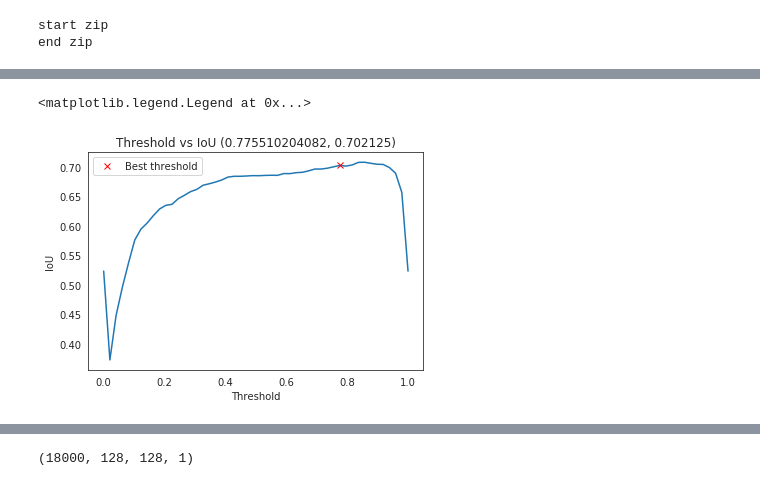
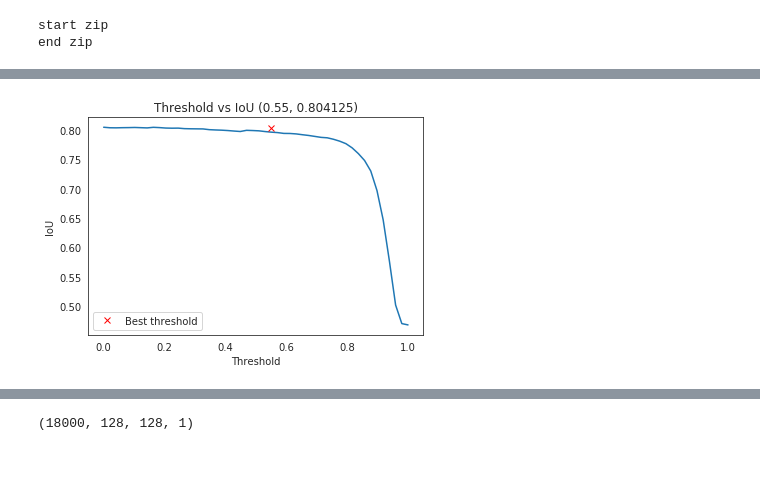
Before and after one commit to kuantumlad/kaggle-tgs_salt, a Jupyter notebook: old_files/kaggle-tgs_salt_v2.ipynb, the cells around one changed output, grey strips where cells are left out. Saved outputs shown, nothing was run; the diff lists cells and outputs as text; code cells hidden in the pictures.

```diff
--- a/old_files/kaggle-tgs_salt_v2.ipynb
+++ b/old_files/kaggle-tgs_salt_v2.ipynb
@@ -133,15 +208,9 @@ def upscale(input_image, resized_shape=(128,128,1)):
 
     return new_image
 # %%
-# Split into training and validation set
-#ids_train, ids_val, x_train, x_val, y_train, y_val = train_test_split(training_df.index.values,
-#                                                np.array(training_df.images.map(upscale).tolist()).reshape(-1, 128,128, 1),
-#                                                np.array(training_df.masks.map(upscale).tolist()).reshape(-1, 128,128, 1),
-#                                                stratify = training_df.coverage_class,
-#                                                test_size=0.2)
 ids_train, ids_val, x_train, x_val, y_train, y_val, cov_train, cov_test = train_test_split(
     train_df.index.values,
-    np.array(train_df.images.map(upscale).tolist()).reshape(-1, 128,128, 1),
-    np.array(train_df.masks.map(upscale).tolist()).reshape(-1, 128,128, 1),
+    np.array(train_df.images.map(upscale).tolist()),#.reshape(-1, 128,128, 1), # COMMENT OUT WILL ITHELP???
+    np.array(train_df.masks.map(upscale).tolist()),#.reshape(-1, 128,128, 1),
     train_df.coverage.values,
     test_size=0.2, stratify=train_df.coverage_class, random_state=1337)
@@ -286,6 +332,18 @@ def mean_iou(y_true, y_pred):
         prec.append(score)
     return K.mean(K.stack(prec), axis=0)
 
+def mean_iou2(y_true, y_pred):
+    prec = []
+    for t in np.arange(0.0, 0.50, 0.05):
+        y_pred_ = tf.to_int32(y_pred > t) #for the lovasz loss
+        score, up_opt = tf.metrics.mean_iou(y_true, y_pred_, 2)
+        K.get_session().run(tf.local_variables_initializer())
+        with tf.control_dependencies([up_opt]):
+            score = tf.identity(score)
+        prec.append(score)
+    return K.mean(K.stack(prec), axis=0)
+
+
 sys.stdout.flush()
 # %%
 def dice_coef(y_true, y_pred, smooth=1.0):
@@ -368 +528,7 @@ def get_unet_simple(input_shape, n_filters = 2):
     return model
+# %%
+import time
+timestr = time.strftime("%m%d_%H%M")
+version=7
+model_name =  'model-tgs-salt-v'+str(version)+'.h5'
+print model_name
@@ -483,5 +681,5 @@ fig.savefig('performance_plot_'+timestr+'.png')
 # %%
-model = load_model('model-tgs-salt_0826_2046.h5',  custom_objects={'bce_dice_loss':bce_dice_loss} )
+model = load_model('model-tgs-salt-v7.h5',  custom_objects={'lovasz_loss':lovasz_loss,'mean_iou2':mean_iou2} )
 # %%
 predicted_validation = model.predict(x_val,verbose=1)#.reshape(-1,128,128)
 # %% [output]
@@ -582,17 +781,17 @@ ious = np.array([iou_metric_batch(y_valid_ori, np.int32(predicted_validation > t
 # %%
 threshold_best_index = np.argmax(ious[9:-10]) + 9
 iou_best = ious[threshold_best_index]
-threshold_best = thresholds[threshold_best_index]
+threshold_best = 0.55# thresholds[threshold_best_index]
 
 plt.plot(thresholds, ious)
 plt.plot(threshold_best, iou_best, "xr", label="Best threshold")
 plt.xlabel("Threshold")
 plt.ylabel("IoU")
 plt.title("Threshold vs IoU ({}, {})".format(threshold_best, iou_best))
 plt.legend()
+plt.savefig("iou_threshold_"+str(version)+".png")
 # %% [output]
-<matplotlib.legend.Legend at 0x...>
-[figure, old version]
+[figure, new version]
 # %%
 # Apply model to testing data to prepare for submission
 x_test = np.array([upscale(np.array(load_img("/home/kuantumlad/Documents/projects/kaggle/kaggle-tgs_salt/input/test/images/{}.png".format(idx), color_mode="grayscale"))) for idx in tqdm_notebook(test_df.index)]).reshape(-1, 128, 128, 1)
```
Also changed, not shown: parts of 55 cells of this notebook.
